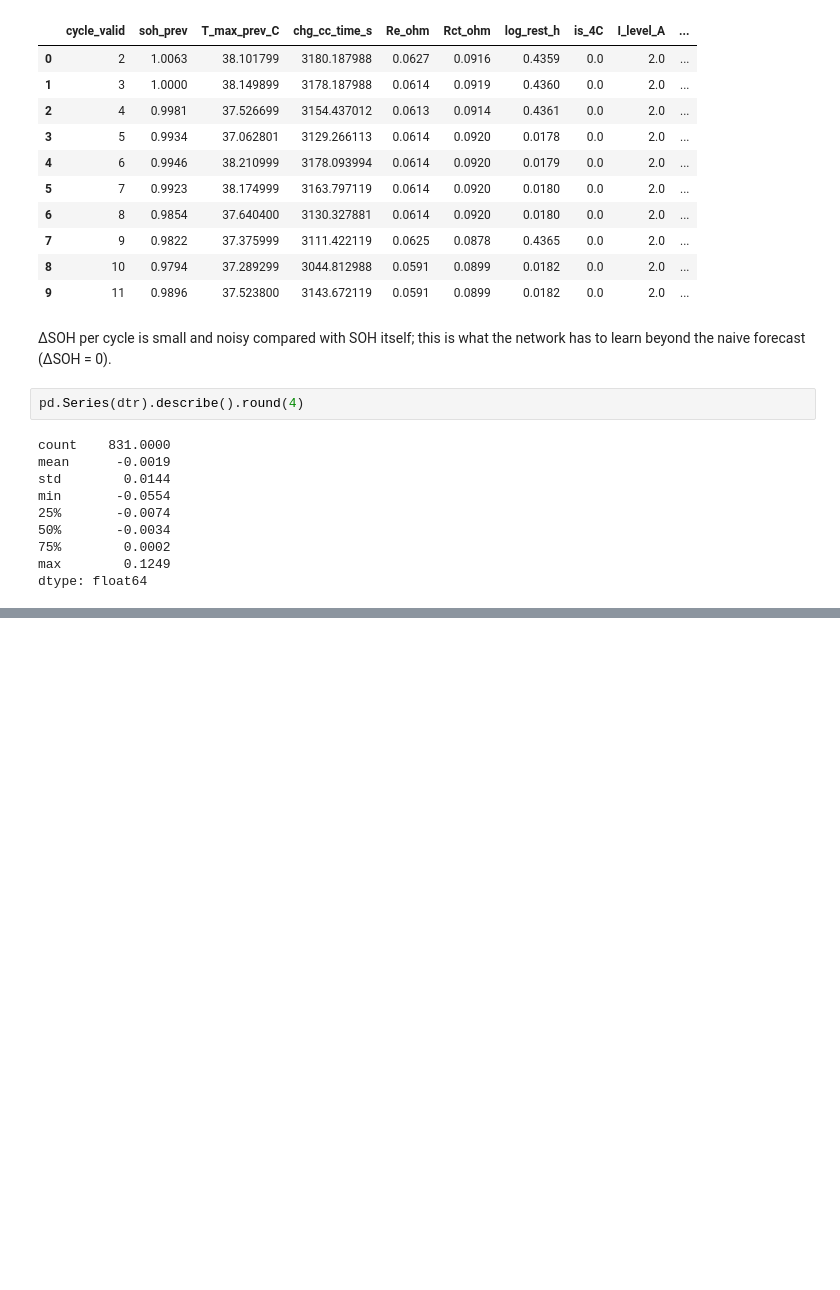
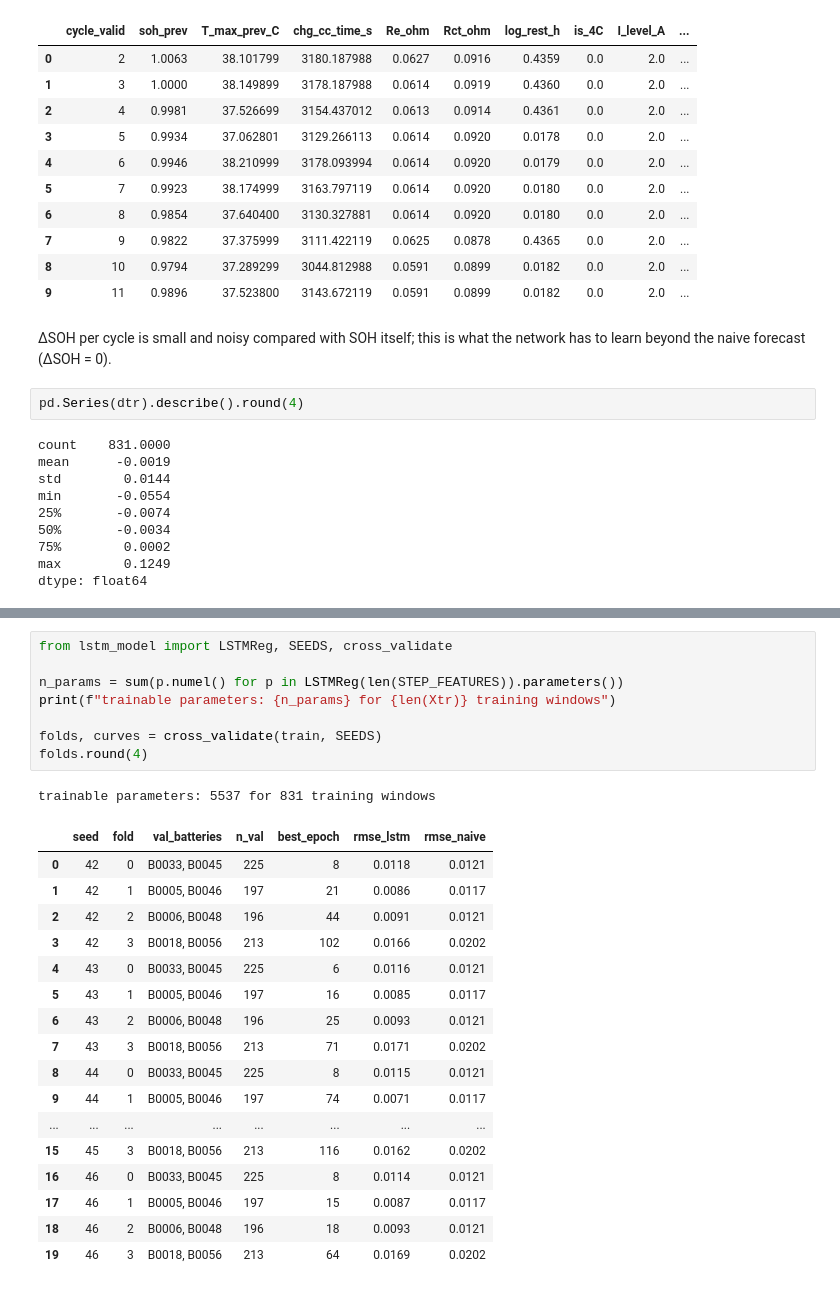
Before and after one commit to Ac-2836/STAT3013.R11.CTTT_Group08, a Jupyter notebook: notebooks/40_dl.ipynb, the cells around one changed output, grey strips where cells are left out. Cells and saved outputs as stored; diff of their text form; blank space fills up the shorter version.

```diff
--- a/notebooks/40_dl.ipynb
+++ b/notebooks/40_dl.ipynb
@@ -104,0 +114,27 @@ dtype: float64
+# %%
+from lstm_model import LSTMReg, SEEDS, cross_validate
+
+n_params = sum(p.numel() for p in LSTMReg(len(STEP_FEATURES)).parameters())
+print(f"trainable parameters: {n_params} for {len(Xtr)} training windows")
+
+folds, curves = cross_validate(train, SEEDS)
+folds.round(4)
+# %% [output]
+trainable parameters: 5537 for 831 training windows
+|  | seed | fold | val_batteries | n_val | best_epoch | rmse_lstm | rmse_naive |
+| 0 | 42 | 0 | B0033, B0045 | 225 | 8 | 0.0118 | 0.0121 |
+| 1 | 42 | 1 | B0005, B0046 | 197 | 21 | 0.0086 | 0.0117 |
+| 2 | 42 | 2 | B0006, B0048 | 196 | 44 | 0.0091 | 0.0121 |
+| 3 | 42 | 3 | B0018, B0056 | 213 | 102 | 0.0166 | 0.0202 |
+| 4 | 43 | 0 | B0033, B0045 | 225 | 6 | 0.0116 | 0.0121 |
+| 5 | 43 | 1 | B0005, B0046 | 197 | 16 | 0.0085 | 0.0117 |
+| 6 | 43 | 2 | B0006, B0048 | 196 | 25 | 0.0093 | 0.0121 |
+| 7 | 43 | 3 | B0018, B0056 | 213 | 71 | 0.0171 | 0.0202 |
+| 8 | 44 | 0 | B0033, B0045 | 225 | 8 | 0.0115 | 0.0121 |
+| 9 | 44 | 1 | B0005, B0046 | 197 | 74 | 0.0071 | 0.0117 |
+| ... | ... | ... | ... | ... | ... | ... | ... |
+| 15 | 45 | 3 | B0018, B0056 | 213 | 116 | 0.0162 | 0.0202 |
+| 16 | 46 | 0 | B0033, B0045 | 225 | 8 | 0.0114 | 0.0121 |
+| 17 | 46 | 1 | B0005, B0046 | 197 | 15 | 0.0087 | 0.0117 |
+| 18 | 46 | 2 | B0006, B0048 | 196 | 18 | 0.0093 | 0.0121 |
+| 19 | 46 | 3 | B0018, B0056 | 213 | 64 | 0.0169 | 0.0202 |
```
Also changed, not shown: parts of 6 cells of this notebook, 2 other files.
